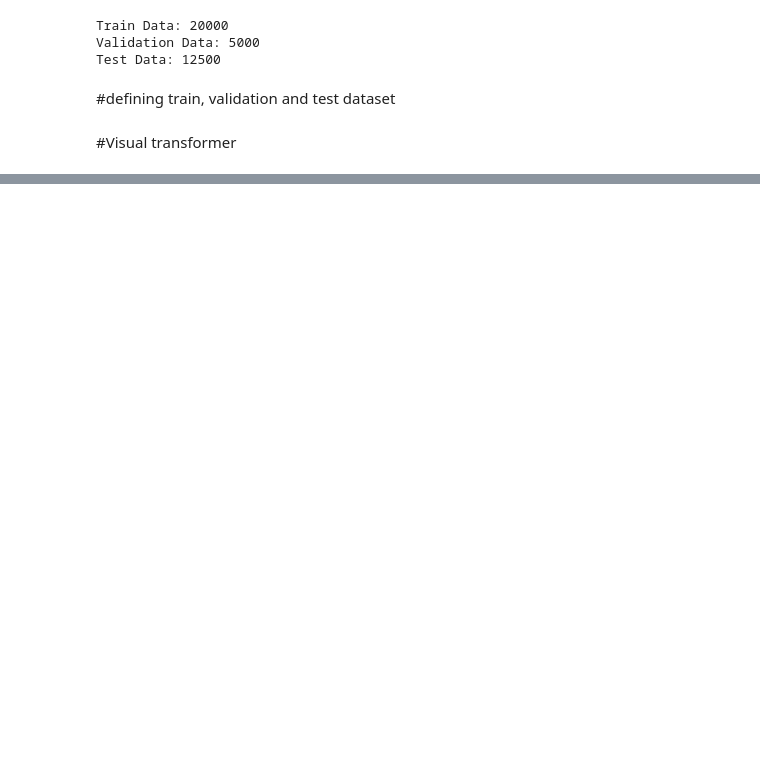
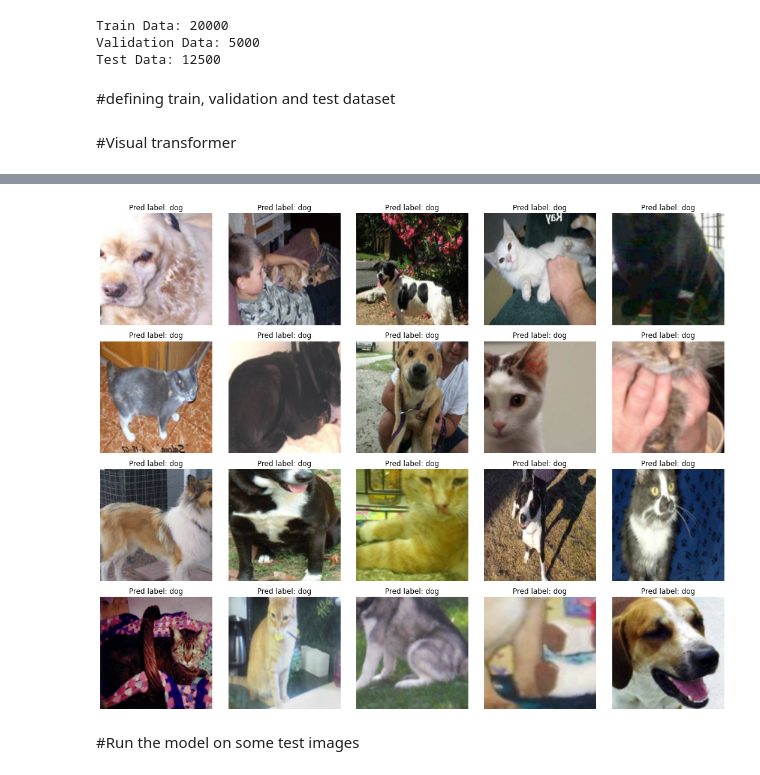
Before and after one commit to arghya05/TSAI, a Jupyter notebook: Session13/ViT_Cats_n_Dogs.ipynb, the cells around one changed output, grey strips where cells are left out. Cells and saved outputs as stored; diff of their text form; code cells hidden in the pictures; blank space fills up the shorter version.

```diff
--- a/Session13/ViT_Cats_n_Dogs.ipynb
+++ b/Session13/ViT_Cats_n_Dogs.ipynb
@@ -282,0 +303,3 @@ plt.show()
+# %%
+model_path = '/gdrive/MyDrive/EVA6/ViT/model_20.pt'
+model.load_state_dict(torch.load(model_path))
@@ -282,0 +322,6 @@ plt.show()
+# %%
+plot_misclassified(model, test_loader, ['cat', 'dog'], device, [0,0,0], [1,1,1])
+# %% [output]
+[figure, added]
+# %% [markdown]
+#Run the model on some test images
```
Also changed, not shown: parts of 22 cells of this notebook.
